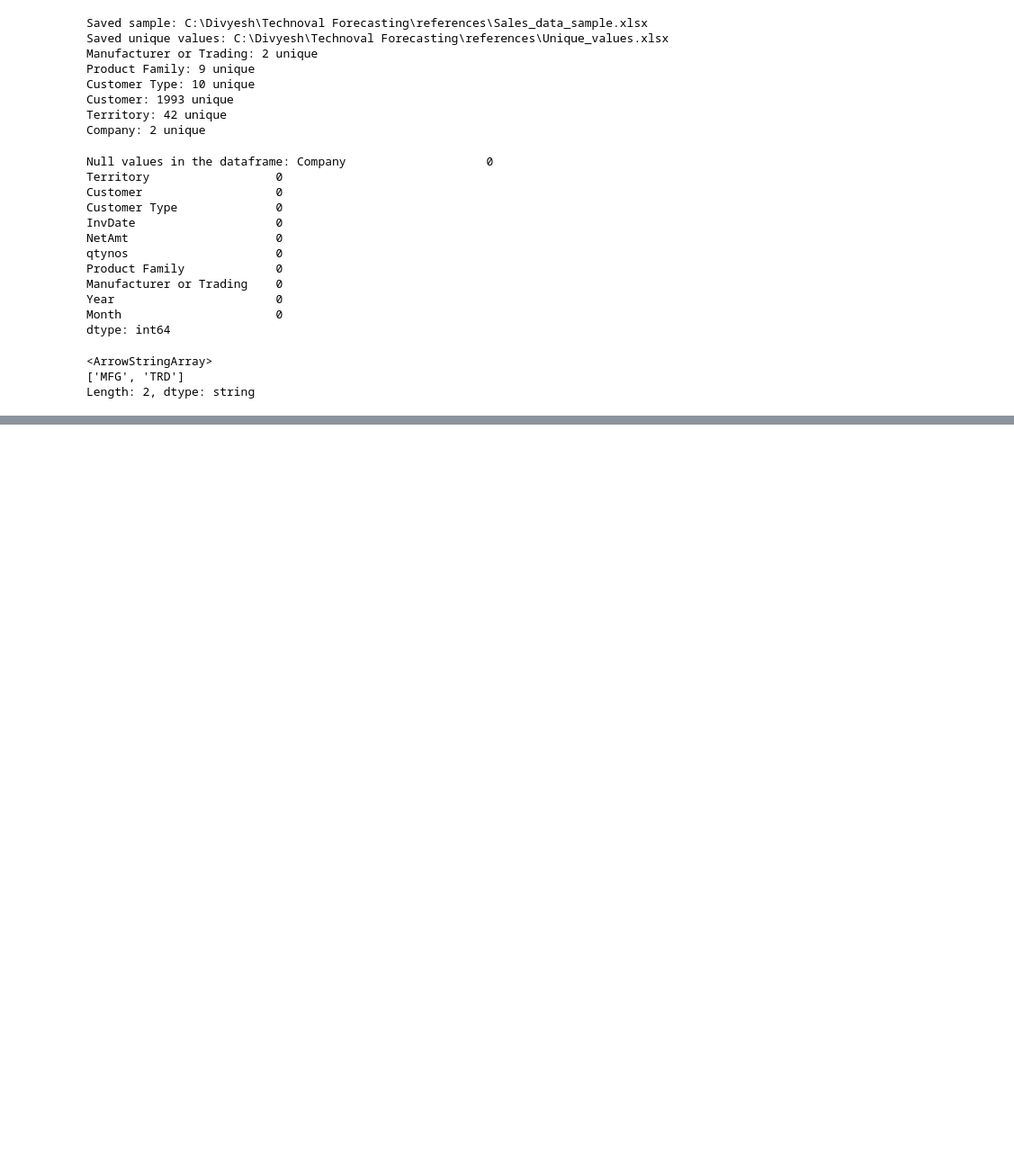
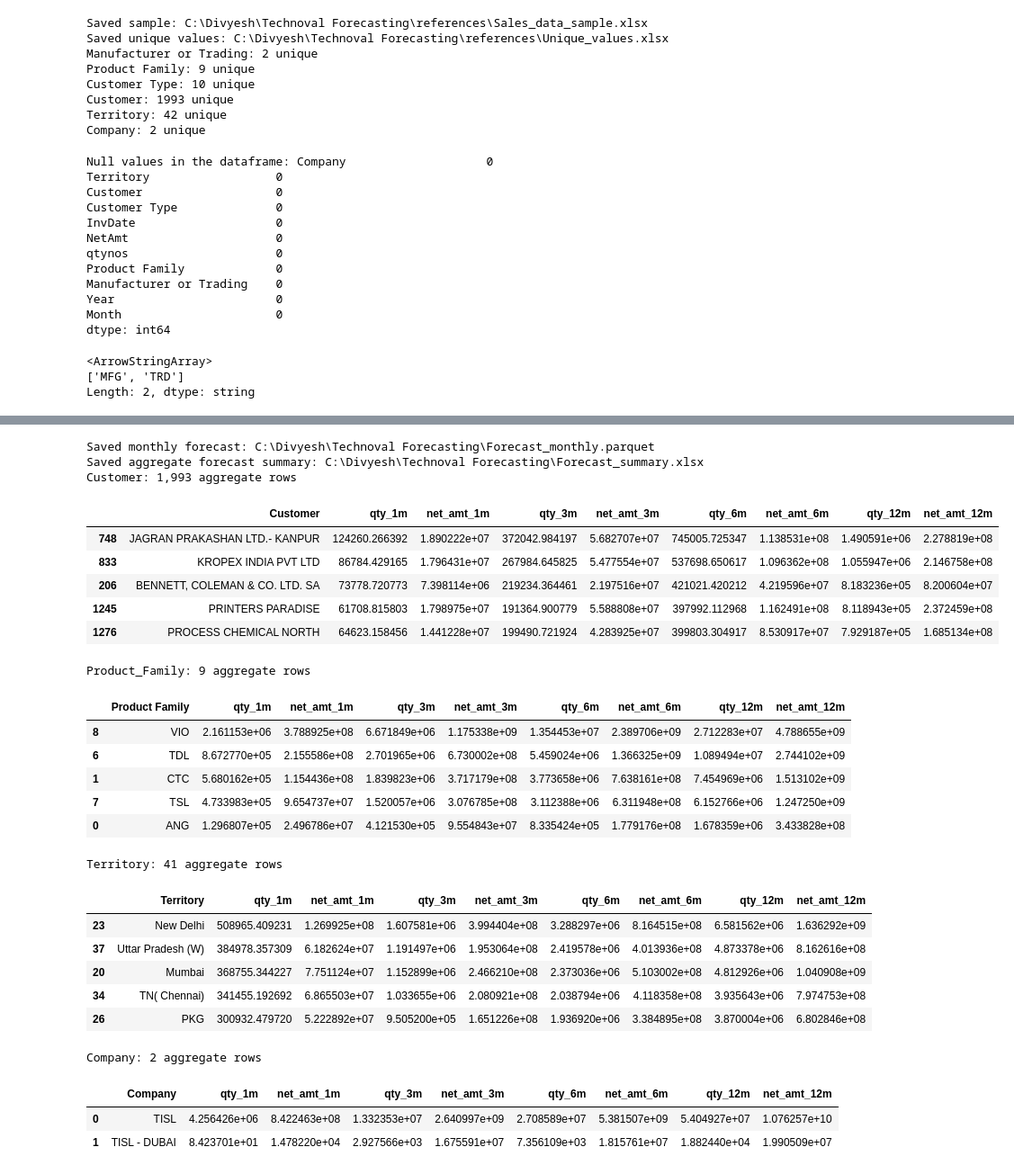
Before and after one commit to divyesh0548/Technova_sales_forecasting, a Jupyter notebook: Main_forecasting.ipynb, the cells around one changed output, grey strips where cells are left out. Shown at 90% size. Saved outputs shown, nothing was run; the diff lists cells and outputs as text; code cells hidden in the pictures; blank space fills up the shorter version.

```diff
--- a/Main_forecasting.ipynb
+++ b/Main_forecasting.ipynb
@@ -77,0 +748,57 @@ Length: 2, dtype: string
+# %%
+# Four aggregate views, each with cumulative 1/3/6/12-month quantity and value.
+forecast_output_file = project_dir / "Forecast_monthly.parquet"
+forecast_summary_file = project_dir / "Forecast_summary.xlsx"
+forecast_monthly.to_parquet(forecast_output_file, index=False)
+
+horizon_columns = {}
+for horizon in [1, 3, 6, 12]:
+    horizon_data = forecast_monthly.loc[forecast_monthly["Month"].isin(forecast_months[:horizon])]
+    horizon_columns[horizon] = horizon_data
+summary_views = {}
+for dimension, sheet_name in [("Customer", "Customer"), ("Product Family", "Product_Family"), ("Territory", "Territory"), ("Company", "Company")]:
+    summary = None
+    for horizon, horizon_data in horizon_columns.items():
+        totals = horizon_data.groupby(dimension, dropna=False, as_index=False).agg(
+            **{f"qty_{horizon}m": ("qty", "sum"), f"net_amt_{horizon}m": ("net_amt", "sum")}
+        )
+        summary = totals if summary is None else summary.merge(totals, on=dimension, how="outer", validate="one_to_one")
+    summary_views[sheet_name] = summary.sort_values("qty_12m", ascending=False)
+
+with pd.ExcelWriter(forecast_summary_file, engine="openpyxl") as writer:
+    for sheet_name, summary in summary_views.items():
+        summary.to_excel(writer, sheet_name=sheet_name, index=False)
+
+print(f"Saved monthly forecast: {forecast_output_file}")
+print(f"Saved aggregate forecast summary: {forecast_summary_file}")
+for sheet_name, summary in summary_views.items():
+    print(f"{sheet_name}: {len(summary):,} aggregate rows")
+    display(summary.head(5))
+# %% [output]
+Saved monthly forecast: C:\Divyesh\Technoval Forecasting\Forecast_monthly.parquet
+Saved aggregate forecast summary: C:\Divyesh\Technoval Forecasting\Forecast_summary.xlsx
+Customer: 1,993 aggregate rows
+|  | Customer | qty_1m | net_amt_1m | qty_3m | net_amt_3m | qty_6m | net_amt_6m | qty_12m | net_amt_12m |
+| 748 | JAGRAN PRAKASHAN LTD.- KANPUR | 124260.266392 | 1.890222e+07 | 372042.984197 | 5.682707e+07 | 745005.725347 | 1.138531e+08 | 1.490591e+06 | 2.278819e+08 |
+| 833 | KROPEX INDIA PVT LTD | 86784.429165 | 1.796431e+07 | 267984.645825 | 5.477554e+07 | 537698.650617 | 1.096362e+08 | 1.055947e+06 | 2.146758e+08 |
+| 206 | BENNETT, COLEMAN & CO. LTD. SA | 73778.720773 | 7.398114e+06 | 219234.364461 | 2.197516e+07 | 421021.420212 | 4.219596e+07 | 8.183236e+05 | 8.200604e+07 |
+| 1245 | PRINTERS PARADISE | 61708.815803 | 1.798975e+07 | 191364.900779 | 5.588808e+07 | 397992.112968 | 1.162491e+08 | 8.118943e+05 | 2.372459e+08 |
+| 1276 | PROCESS CHEMICAL NORTH | 64623.158456 | 1.441228e+07 | 199490.721924 | 4.283925e+07 | 399803.304917 | 8.530917e+07 | 7.929187e+05 | 1.685134e+08 |
+Product_Family: 9 aggregate rows
+|  | Product Family | qty_1m | net_amt_1m | qty_3m | net_amt_3m | qty_6m | net_amt_6m | qty_12m | net_amt_12m |
+| 8 | VIO | 2.161153e+06 | 3.788925e+08 | 6.671849e+06 | 1.175338e+09 | 1.354453e+07 | 2.389706e+09 | 2.712283e+07 | 4.788655e+09 |
+| 6 | TDL | 8.672770e+05 | 2.155586e+08 | 2.701965e+06 | 6.730002e+08 | 5.459024e+06 | 1.366325e+09 | 1.089494e+07 | 2.744102e+09 |
+| 1 | CTC | 5.680162e+05 | 1.154436e+08 | 1.839823e+06 | 3.717179e+08 | 3.773658e+06 | 7.638161e+08 | 7.454969e+06 | 1.513102e+09 |
+| 7 | TSL | 4.733983e+05 | 9.654737e+07 | 1.520057e+06 | 3.076785e+08 | 3.112388e+06 | 6.311948e+08 | 6.152766e+06 | 1.247250e+09 |
+| 0 | ANG | 1.296807e+05 | 2.496786e+07 | 4.121530e+05 | 9.554843e+07 | 8.335424e+05 | 1.779176e+08 | 1.678359e+06 | 3.433828e+08 |
+Territory: 41 aggregate rows
+|  | Territory | qty_1m | net_amt_1m | qty_3m | net_amt_3m | qty_6m | net_amt_6m | qty_12m | net_amt_12m |
+| 23 | New Delhi | 508965.409231 | 1.269925e+08 | 1.607581e+06 | 3.994404e+08 | 3.288297e+06 | 8.164515e+08 | 6.581562e+06 | 1.636292e+09 |
+| 37 | Uttar Pradesh (W) | 384978.357309 | 6.182624e+07 | 1.191497e+06 | 1.953064e+08 | 2.419578e+06 | 4.013936e+08 | 4.873378e+06 | 8.162616e+08 |
+| 20 | Mumbai | 368755.344227 | 7.751124e+07 | 1.152899e+06 | 2.466210e+08 | 2.373036e+06 | 5.103002e+08 | 4.812926e+06 | 1.040908e+09 |
+| 34 | TN( Chennai) | 341455.192692 | 6.865503e+07 | 1.033655e+06 | 2.080921e+08 | 2.038794e+06 | 4.118358e+08 | 3.935643e+06 | 7.974753e+08 |
+| 26 | PKG | 300932.479720 | 5.222892e+07 | 9.505200e+05 | 1.651226e+08 | 1.936920e+06 | 3.384895e+08 | 3.870004e+06 | 6.802846e+08 |
+Company: 2 aggregate rows
+|  | Company | qty_1m | net_amt_1m | qty_3m | net_amt_3m | qty_6m | net_amt_6m | qty_12m | net_amt_12m |
+| 0 | TISL | 4.256426e+06 | 8.422463e+08 | 1.332353e+07 | 2.640997e+09 | 2.708589e+07 | 5.381507e+09 | 5.404927e+07 | 1.076257e+10 |
+| 1 | TISL - DUBAI | 8.423701e+01 | 1.478220e+04 | 2.927566e+03 | 1.675591e+07 | 7.356109e+03 | 1.815761e+07 | 1.882440e+04 | 1.990509e+07 |
```
Also changed, not shown: parts of 15 cells of this notebook.
